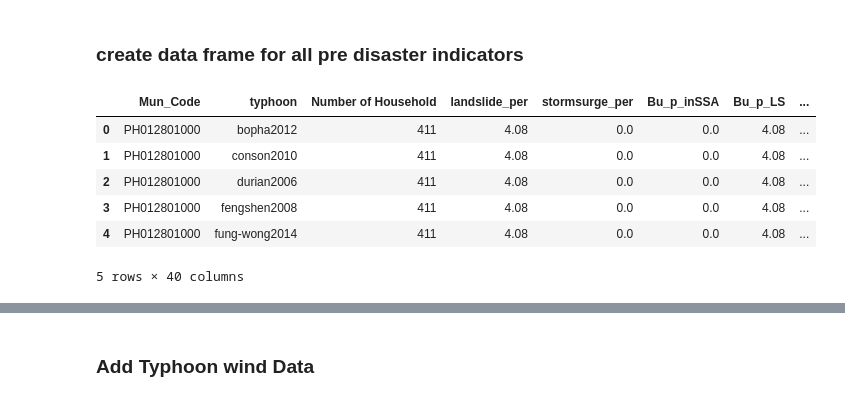
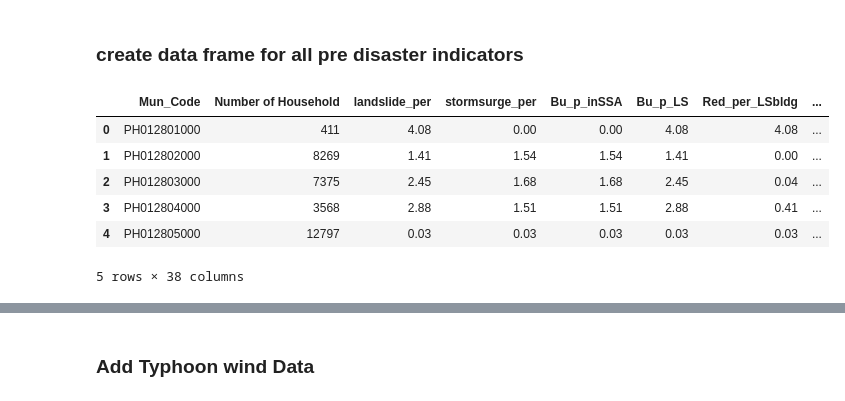
Before and after one commit to rodekruis/Typhoon-Impact-based-forecasting-model, a Jupyter notebook: IBF-Typhoon-model/documentation/notebooks/pre_disaster_indicators.ipynb, the cells around one changed output, grey strips where cells are left out. Cells and saved outputs as stored; diff of their text form; code cells hidden in the pictures.

```diff
--- a/IBF-Typhoon-model/documentation/notebooks/pre_disaster_indicators.ipynb
+++ b/IBF-Typhoon-model/documentation/notebooks/pre_disaster_indicators.ipynb
@@ -8,7 +8,7 @@ import geopandas as gpd
 import sys
 
 wor_dir="/home/fbf/"
-#wor_dir='C:/Users/ATeklesadik/OneDrive - Rode Kruis/Documents/documents/Typhoon-Impact-based-forecasting-model/IBF-Typhoon-model/'
+wor_dir='C:/Typhoon_IBF/Typhoon-Impact-based-forecasting-model/IBF-Typhoon-model/'
 os.chdir(wor_dir)
 # %% [markdown]
 ### Source for pre disaster indicators: https://data.humdata.org/dataset/philippines-pre-disaster-indicators
@@ -21,6 +21,7 @@ pantawid_pamilya_beneficiary = pd.read_excel(path, sheet_name="Data", engine="op
 #pantawid_pamilya_beneficiary['Municipality_City Code']=pantawid_pamilya_beneficiary['PCODE_MUN_CTY']
 
 pantawid_pamilya_beneficiary.rename(columns={"PCODE_MUN_CTY": "Mun_Code"},inplace=True)
-
+pantawid_pamilya_beneficiary['pantawid_total_pop']=pantawid_pamilya_beneficiary["Total HH MEM_M"]+pantawid_pamilya_beneficiary["Total HH MEM_F"]
+pantawid_pamilya_beneficiary =  pantawid_pamilya_beneficiary.filter(['Mun_Code','Total # of Active HHs','pantawid_total_pop'])
 display(pantawid_pamilya_beneficiary.head())
 # %% [output]
@@ -83,5 +84,10 @@ path = os.path.join(wor_dir, file_name)
 construction_materials = pd.read_excel(path, sheet_name="by category", engine="openpyxl")
 construction_materials.rename(columns={"Municipality_City Code": "Mun_Code"},inplace=True)
 construction_materials=construction_materials.filter(['Mun_Code', 'Housing Units','Strong Roof/Strong Wall', 'Strong Roof/Light Wall','Strong Roof/Salvage Wall', 'Light Roof/Strong Wall','Light Roof/Light Wall', 'Light Roof/Salvage Wall','Salvaged Roof/Strong Wall', 'Salvaged Roof/Light Wall', 'Salvaged Roof/Salvage Wall'])
-display(construction_materials.head())
+
+df_cons_mat=construction_materials.iloc[:,2:].div(0.01*construction_materials["Housing Units"], axis=0)
+df_cons_mat['Mun_Code']=construction_materials['Mun_Code']
+df_cons_mat["Housing Units"]=construction_materials["Housing Units"]
+
+display(df_cons_mat.head())
 # %% [output]
@@ -203,7 +208,7 @@ typhoons_full = typhoons * N_mun
 # %% [markdown]
 ### create data frame for all pre disaster indicators
 # %%
-data_temp1 = {"Mun_Code": municipality_codes_full, "typhoon": typhoons_full}
+data_temp1 = {"Mun_Code": municipality_codes_full}#, "typhoon": typhoons_full}
 df_temp_total = pd.DataFrame(data_temp1)
 
 ##data_matrix_new_variables
@@ -215,7 +220,7 @@ df_temp_total=df_temp_total.join(data_matrix_new_variables.set_index('Mun_Code')
 #geo_variable
 df_temp_total=df_temp_total.join(geo_variable.set_index('Mun_Code'), on='Mun_Code')
 #construction_materials
-df_temp_total=df_temp_total.join(construction_materials.set_index('Mun_Code'), on='Mun_Code')
+df_temp_total=df_temp_total.join(df_cons_mat.set_index('Mun_Code'), on='Mun_Code')
 #vulnerable_groups
 df_temp_total=df_temp_total.join(vulnerable_groups.set_index('Mun_Code'), on='Mun_Code')
 #population_admin
@@ -235,37 +240,37 @@ def housing(df):
     return value
 df_temp_total["Housing Units"] = df_temp_total[['Number of Household','Housing Units']].apply(housing, axis="columns")
 
 
 df_predisasters=df_temp_total#.set_index(['Mun_Code', 'typhoon'])
 
 
 
 
 colnames=['landslide_per',
        'stormsurge_per', 'Bu_p_inSSA', 'Bu_p_LS', 'Red_per_LSbldg',
        'Or_per_LSblg', 'Yel_per_LSSAb', 'RED_per_SSAbldg', 'OR_per_SSAbldg',
        'Yellow_per_LSbl', 'mean_slope', 'mean_elevation_m', 'ruggedness_stdev',
        'mean_ruggedness', 'slope_stdev', 'area_km2', 'poverty_perc',
        'with_coast', 'coast_length', 'perimeter',
        'Strong Roof/Strong Wall', 'Strong Roof/Light Wall',
        'Strong Roof/Salvage Wall', 'Light Roof/Strong Wall',
        'Light Roof/Light Wall', 'Light Roof/Salvage Wall',
        'Salvaged Roof/Strong Wall', 'Salvaged Roof/Light Wall',
        'Salvaged Roof/Salvage Wall', 'vulnerable_groups', 'Female', 'Male',
        'Total Pop', 'Total # of Active HHs', 'Total HH MEM_M',
        'Total HH MEM_F']
 
 for column in df_predisasters:
     if column in colnames:
         df_predisasters[column].fillna((df_predisasters[column].min(skipna=True)), inplace=True)
 
 
 display(df_predisasters.head())
 # %% [output]
-|  | Mun_Code | typhoon | Number of Household | landslide_per | stormsurge_per | Bu_p_inSSA | Bu_p_LS | ... |
-| 0 | PH012801000 | bopha2012 | 411 | 4.08 | 0.0 | 0.0 | 4.08 | ... |
-| 1 | PH012801000 | conson2010 | 411 | 4.08 | 0.0 | 0.0 | 4.08 | ... |
-| 2 | PH012801000 | durian2006 | 411 | 4.08 | 0.0 | 0.0 | 4.08 | ... |
-| 3 | PH012801000 | fengshen2008 | 411 | 4.08 | 0.0 | 0.0 | 4.08 | ... |
-| 4 | PH012801000 | fung-wong2014 | 411 | 4.08 | 0.0 | 0.0 | 4.08 | ... |
+|  | Mun_Code | Number of Household | landslide_per | stormsurge_per | Bu_p_inSSA | Bu_p_LS | Red_per_LSbldg | ... |
+| 0 | PH012801000 | 411 | 4.08 | 0.00 | 0.00 | 4.08 | 4.08 | ... |
+| 1 | PH012802000 | 8269 | 1.41 | 1.54 | 1.54 | 1.41 | 0.00 | ... |
+| 2 | PH012803000 | 7375 | 2.45 | 1.68 | 1.68 | 2.45 | 0.04 | ... |
+| 3 | PH012804000 | 3568 | 2.88 | 1.51 | 1.51 | 2.88 | 0.41 | ... |
+| 4 | PH012805000 | 12797 | 0.03 | 0.03 | 0.03 | 0.03 | 0.03 | ... |
-5 rows × 40 columns
+5 rows × 38 columns
```
Also changed, not shown: parts of 13 cells of this notebook, 12 other files.
